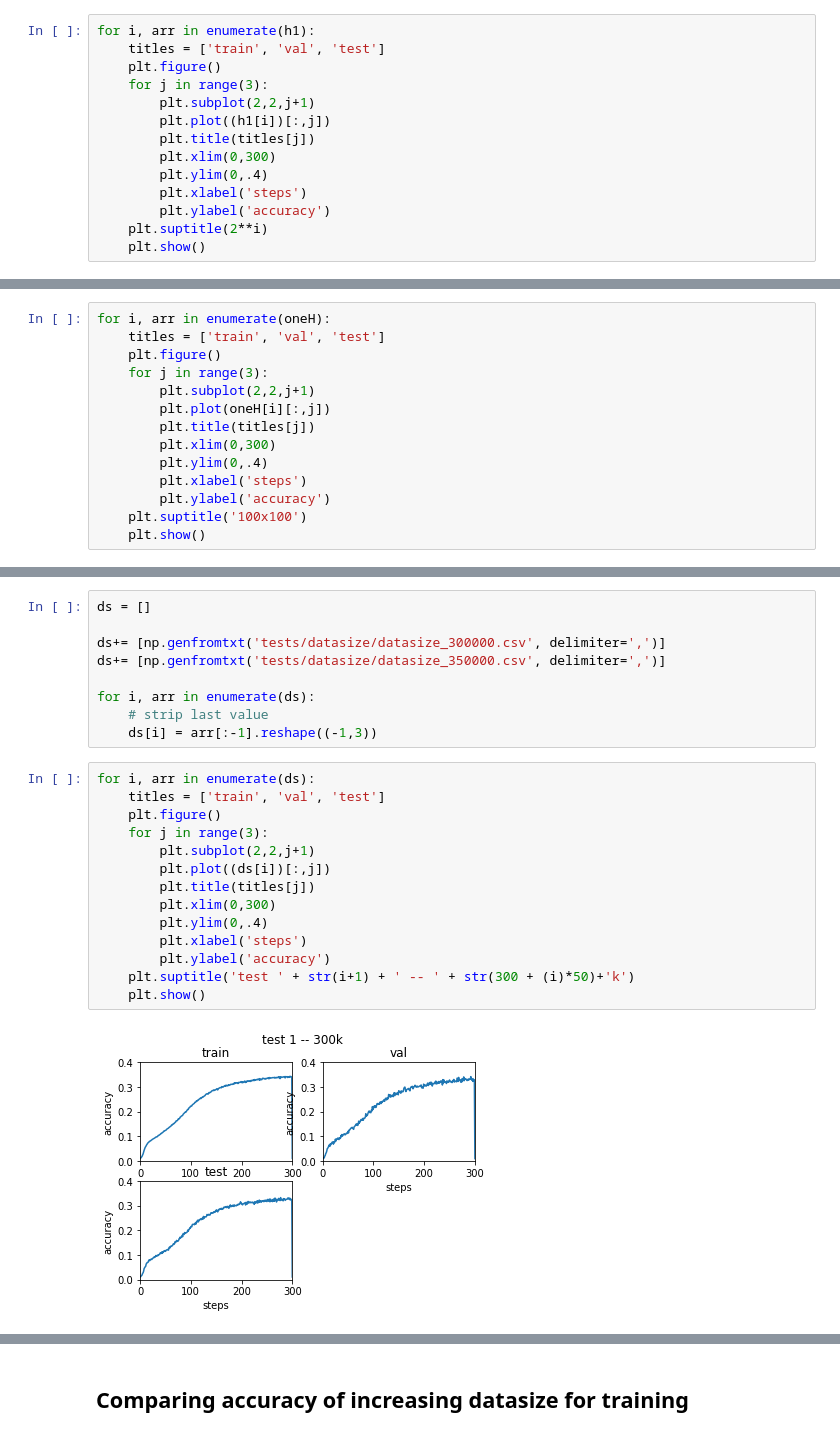
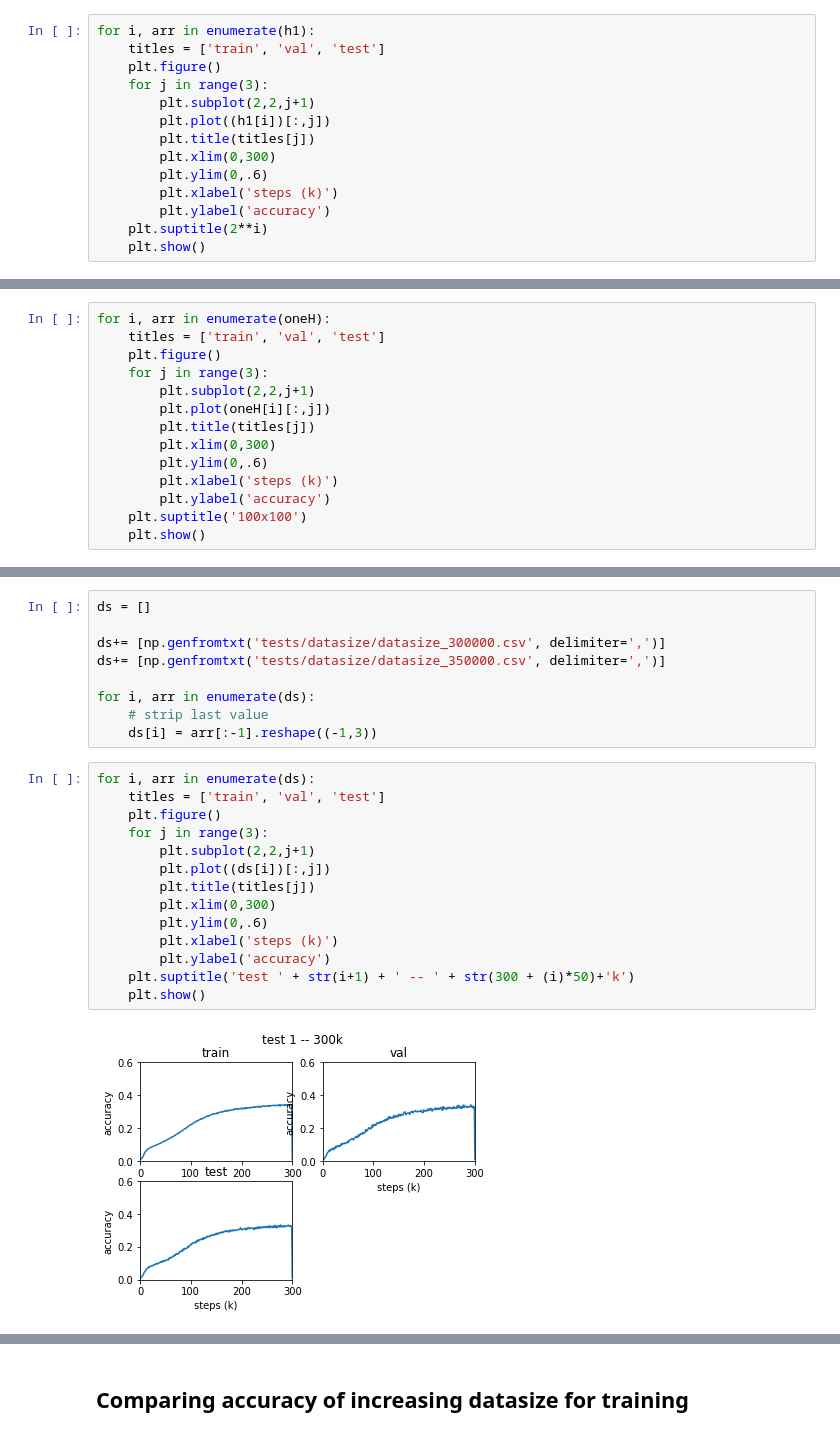
Before and after one commit to gfanti/bitcoin-deanonymization, a Jupyter notebook: vis-tests.ipynb, the cells around one changed output, grey strips where cells are left out. Cells and saved outputs as stored; diff of their text form.

```diff
--- a/vis-tests.ipynb
+++ b/vis-tests.ipynb
@@ -33,8 +33,8 @@ for i, arr in enumerate(h1):
         plt.plot((h1[i])[:,j])
         plt.title(titles[j])
         plt.xlim(0,300)
-        plt.ylim(0,.4)
-        plt.xlabel('steps')
+        plt.ylim(0,.6)
+        plt.xlabel('steps (k)')
         plt.ylabel('accuracy')
     plt.suptitle(2**i)
     plt.show()
@@ -100,8 +100,8 @@ for i, arr in enumerate(oneH):
         plt.plot(oneH[i][:,j])
         plt.title(titles[j])
         plt.xlim(0,300)
-        plt.ylim(0,.4)
-        plt.xlabel('steps')
+        plt.ylim(0,.6)
+        plt.xlabel('steps (k)')
         plt.ylabel('accuracy')
     plt.suptitle('100x100')
     plt.show()
@@ -123,16 +125,16 @@ for i, arr in enumerate(ds):
 # %%
 for i, arr in enumerate(ds):
     titles = ['train', 'val', 'test']
     plt.figure()
     for j in range(3):
         plt.subplot(2,2,j+1)
         plt.plot((ds[i])[:,j])
         plt.title(titles[j])
         plt.xlim(0,300)
-        plt.ylim(0,.4)
-        plt.xlabel('steps')
+        plt.ylim(0,.6)
+        plt.xlabel('steps (k)')
         plt.ylabel('accuracy')
     plt.suptitle('test ' + str(i+1) + ' -- ' + str(300 + (i)*50)+'k')
     plt.show()
 # %% [output]
-[figure, old version]
+[figure, new version]
```
Also changed, not shown: parts of 11 cells of this notebook, 2 other files.
